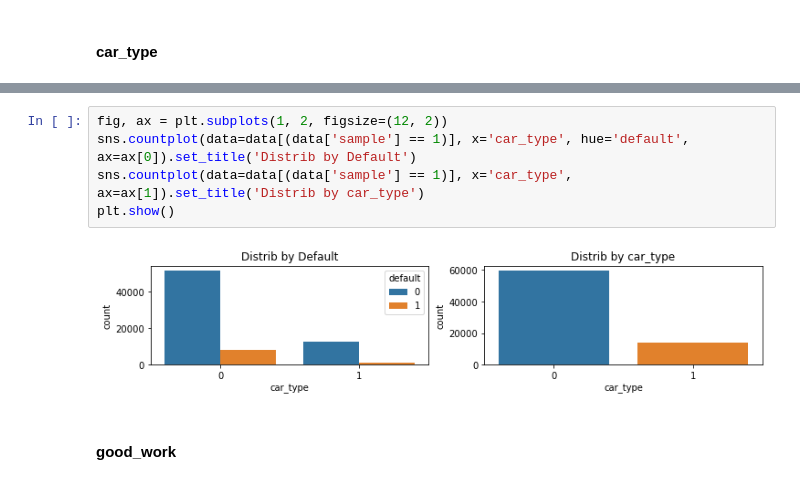
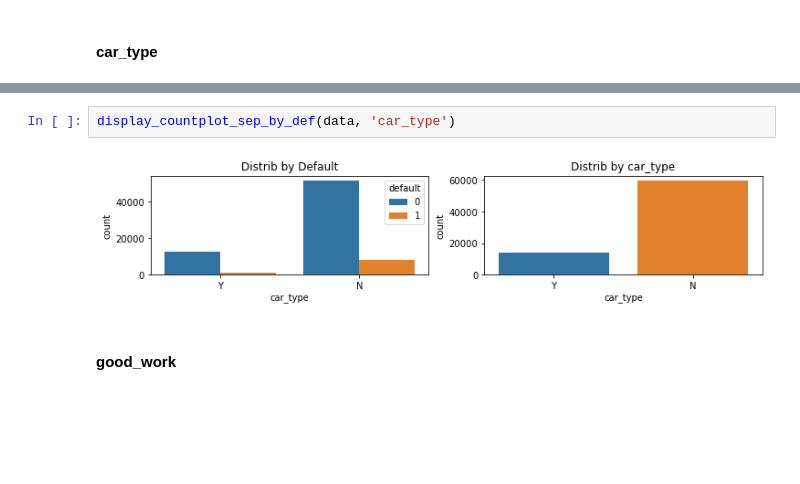
Before and after one commit to MichaelDockers/skillfactory_rds, a Jupyter notebook: module_5/Scoring_Project_Module_5.ipynb, the cells around one changed output, grey strips where cells are left out. Cells and saved outputs as stored; diff of their text form; blank space fills up the shorter version.

```diff
--- a/module_5/Scoring_Project_Module_5.ipynb
+++ b/module_5/Scoring_Project_Module_5.ipynb
@@ -572,9 +579,6 @@ data['car_type'] = (data['car_type'] == 'Y').astype('int32')
-# %%
-fig, ax = plt.subplots(1, 2, figsize=(12, 2))
-sns.countplot(data=data[(data['sample'] == 1)], x='car_type', hue='default', ax=ax[0]).set_title('Distrib by Default')
-sns.countplot(data=data[(data['sample'] == 1)], x='car_type', ax=ax[1]).set_title('Distrib by car_type')
-plt.show()
-# %% [output]
-[figure, removed]
+# %%
+display_countplot_sep_by_def(data, 'car_type')
+# %% [output]
+[figure, added]
 # %% [markdown]
 #### good_work
```
Also changed, not shown: parts of 101 cells of this notebook.
